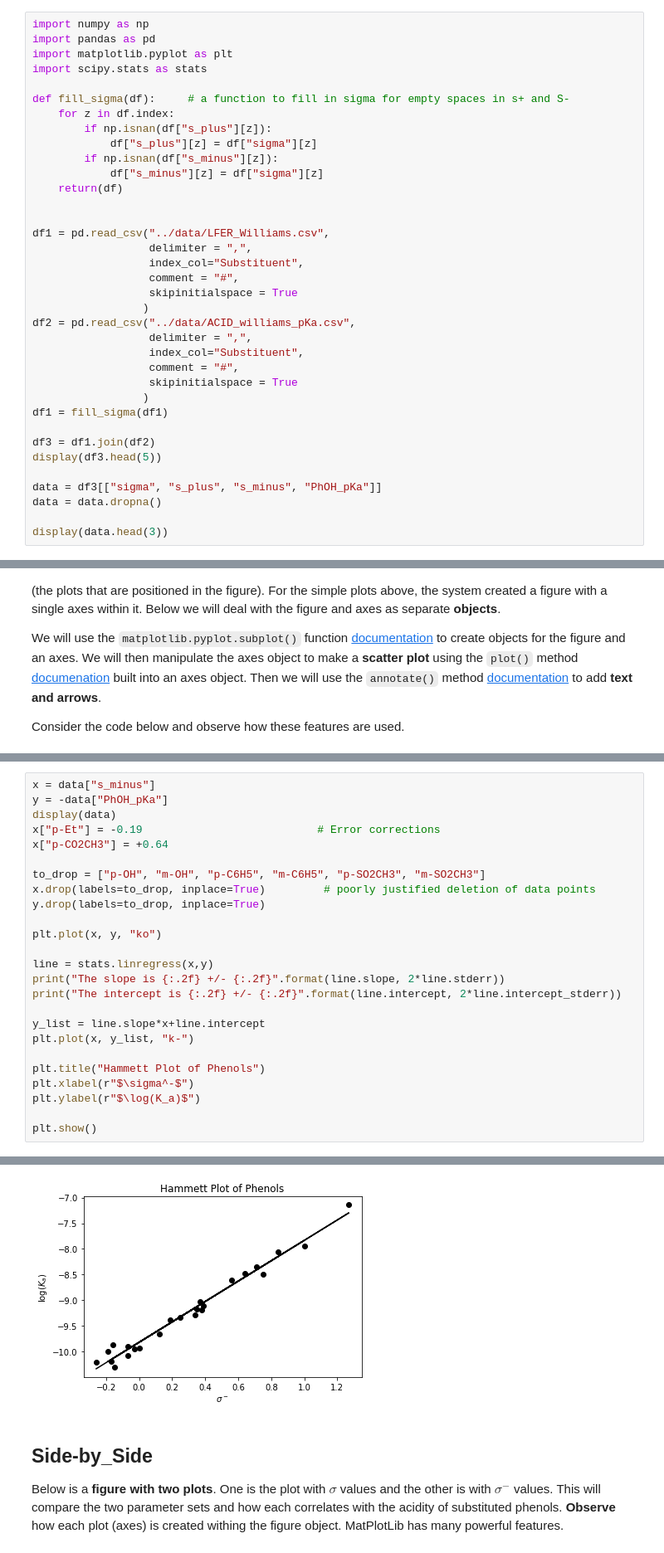
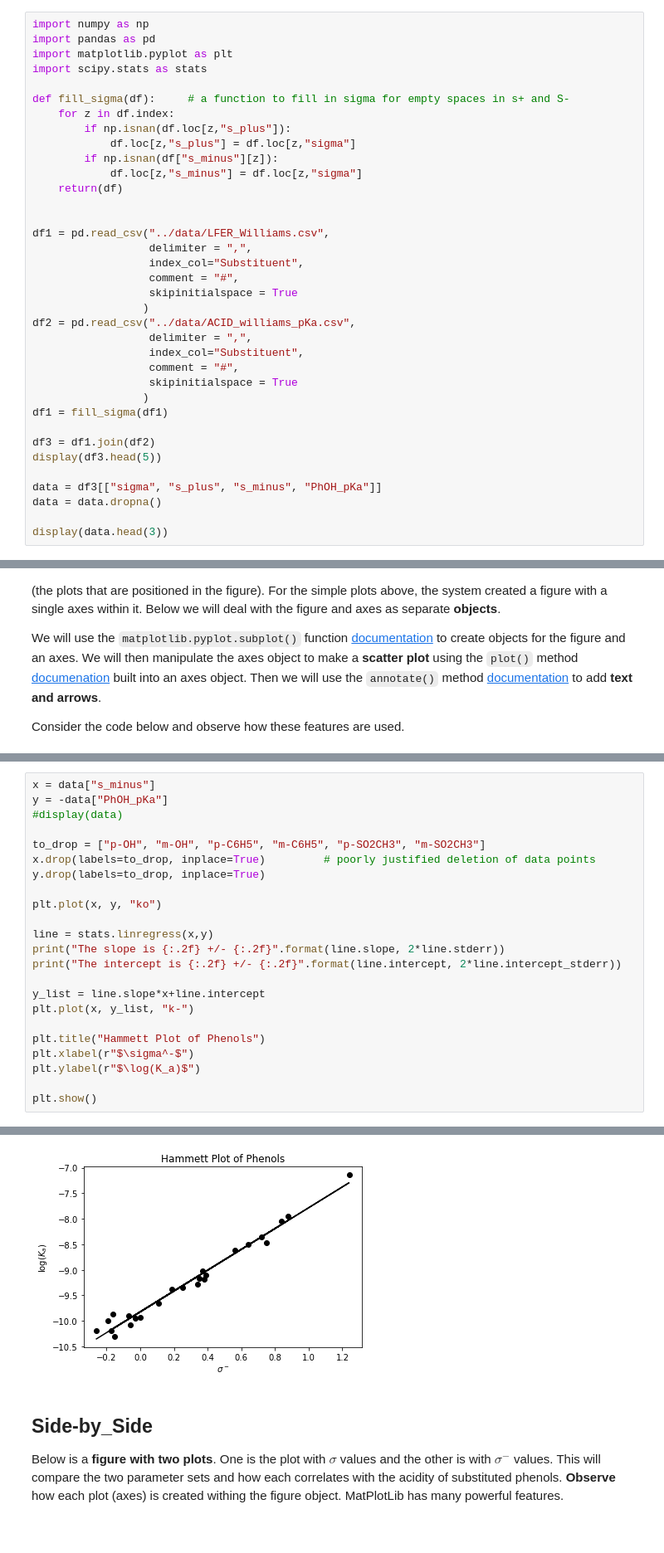
Before and after one commit to blinkletter/LFER-QSAR, a Jupyter notebook: examples/02-pKa_and_sigmas.ipynb, the cells around one changed output, grey strips where cells are left out. Shown at 83% size. Saved outputs shown, nothing was run; the diff lists cells and outputs as text.

Commit message:
Updates and error corrections

```diff
--- a/examples/02-pKa_and_sigmas.ipynb
+++ b/examples/02-pKa_and_sigmas.ipynb
@@ -13,10 +13,10 @@ import scipy.stats as stats
 
 def fill_sigma(df):     # a function to fill in sigma for empty spaces in s+ and S-
     for z in df.index:
-        if np.isnan(df["s_plus"][z]):
-            df["s_plus"][z] = df["sigma"][z]
+        if np.isnan(df.loc[z,"s_plus"]):
+            df.loc[z,"s_plus"] = df.loc[z,"sigma"]
         if np.isnan(df["s_minus"][z]):
-            df["s_minus"][z] = df["sigma"][z]
+            df.loc[z,"s_minus"] = df.loc[z,"sigma"]
     return(df)
 
 
@@ -175,9 +172,7 @@ Below we will plot the data with the changes described above. How does it look n
 # %%
 x = data["s_minus"]
 y = -data["PhOH_pKa"]
-display(data)
-x["p-Et"] = -0.19                           # Error corrections
-x["p-CO2CH3"] = +0.64
+#display(data)
 
 to_drop = ["p-OH", "m-OH", "p-C6H5", "m-C6H5", "p-SO2CH3", "m-SO2CH3"]
 x.drop(labels=to_drop, inplace=True)         # poorly justified deletion of data points
@@ -220,5 +197,5 @@ The slope is 1.99 +/- 0.13
 The intercept is -9.82 +/- 0.06
-[figure, old version]
+[figure, new version]
 # %% [markdown]
 ## Side-by_Side
 Below is a **figure with two plots**. One is the plot with $\sigma$ values and the other is with $\sigma^-$ values. This will compare the two parameter sets and how each correlates with the acidity of substituted phenols. **Observe** how each plot (axes) is created withing the figure object. MatPlotLib has many powerful features.
```
Also changed, not shown: parts of 10 cells of this notebook, 3 other files.
